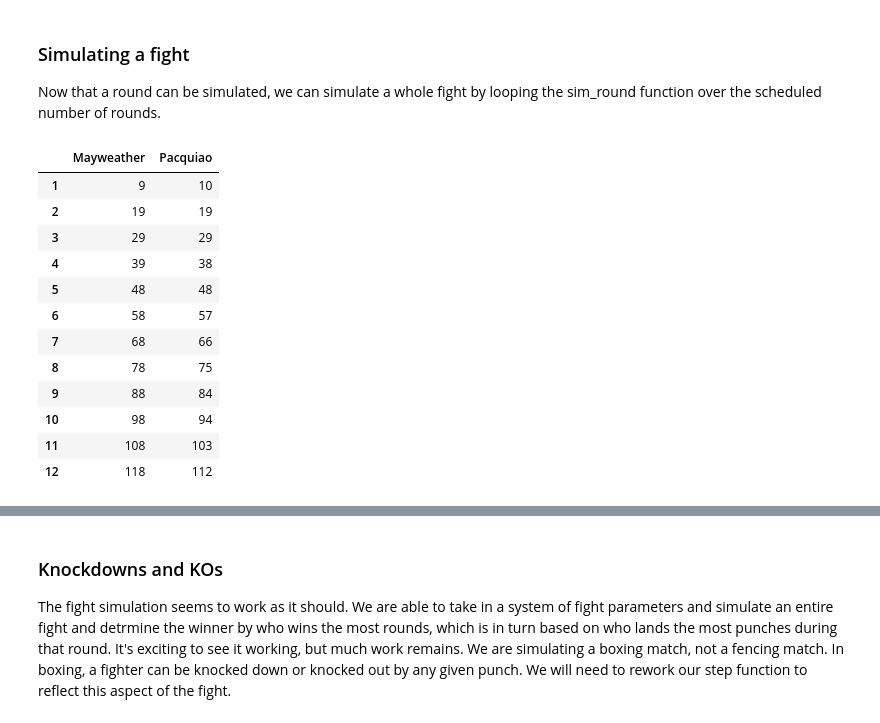
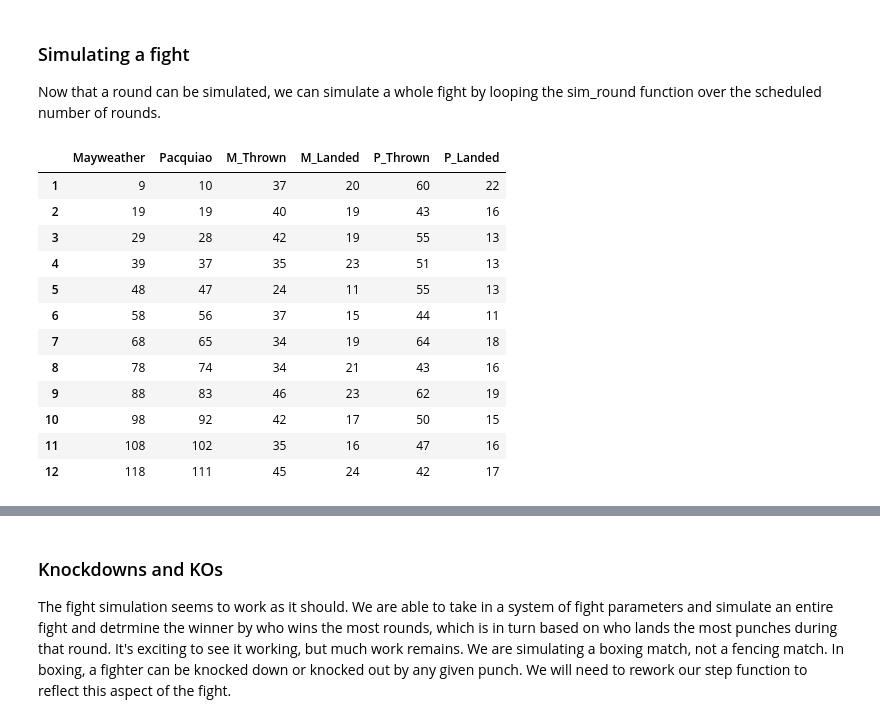
Before and after one commit to pmalo46/DATA604, a Jupyter notebook: Final_project604.ipynb, the cells around one changed output, grey strips where cells are left out. Drawn from its saved outputs; the diff is of its cells as text; code cells hidden in the pictures.

```diff
--- a/Final_project604.ipynb
+++ b/Final_project604.ipynb
@@ -276,38 +276,51 @@ Now that a round can be simulated, we can simulate a whole fight by looping the
 # %%
 def sim_fight(system, n_rounds):
     """takes in a system and an integer and simulates that number of rounds"""
     # create scorecards
     mayweather_scorecard = []
     pacquiao_scorecard = []
     Round = []
+    may_throw = []
+    may_land = []
+    pac_throw = []
+    pac_land = []
     # clear punch stats
     reset_stats(mayweather)
     reset_stats(pacquiao)
     # sim number of rounds
     for n in linspace(1,n_rounds, n_rounds):
         sim_round(system)
         Round.append(int(n))
+        may_throw.append(system.init.m_thrown)
+        may_land.append(system.init.m_landed)
+        pac_throw.append(system.init.p_thrown)
+        pac_land.append(system.init.p_landed)
         mayweather_scorecard.append(mayweather.score)
         pacquiao_scorecard.append(pacquiao.score)
-    d = {'Mayweather': mayweather_scorecard, 'Pacquiao': pacquiao_scorecard}
+    d = {'Mayweather': mayweather_scorecard,
+         'Pacquiao': pacquiao_scorecard,
+         'M_Thrown': may_throw,
+         'M_Landed': may_land,
+         'P_Thrown': pac_throw,
+         'P_Landed': pac_land}
     scorecard = DataFrame(data=d, index= Round)
     return scorecard
 
 sim_fight(system, 12)
 # %% [output]
-|  | Mayweather | Pacquiao |
-| 1 | 9 | 10 |
-| 2 | 19 | 19 |
-| 3 | 29 | 29 |
-| 4 | 39 | 38 |
-| 5 | 48 | 48 |
-| 6 | 58 | 57 |
-| 7 | 68 | 66 |
-| 8 | 78 | 75 |
-| 9 | 88 | 84 |
-| 10 | 98 | 94 |
-| 11 | 108 | 103 |
-| 12 | 118 | 112 |
+|  | Mayweather | Pacquiao | M_Thrown | M_Landed | P_Thrown | P_Landed |
+| 1 | 9 | 10 | 37 | 20 | 60 | 22 |
+| 2 | 19 | 19 | 40 | 19 | 43 | 16 |
+| 3 | 29 | 28 | 42 | 19 | 55 | 13 |
+| 4 | 39 | 37 | 35 | 23 | 51 | 13 |
+| 5 | 48 | 47 | 24 | 11 | 55 | 13 |
+| 6 | 58 | 56 | 37 | 15 | 44 | 11 |
+| 7 | 68 | 65 | 34 | 19 | 64 | 18 |
+| 8 | 78 | 74 | 34 | 21 | 43 | 16 |
+| 9 | 88 | 83 | 46 | 23 | 62 | 19 |
+| 10 | 98 | 92 | 42 | 17 | 50 | 15 |
+| 11 | 108 | 102 | 35 | 16 | 47 | 16 |
+| 12 | 118 | 111 | 45 | 24 | 42 | 17 |
 # %%
 mayweather
 # %% [output]
```
Also changed, not shown: parts of 13 cells of this notebook.
